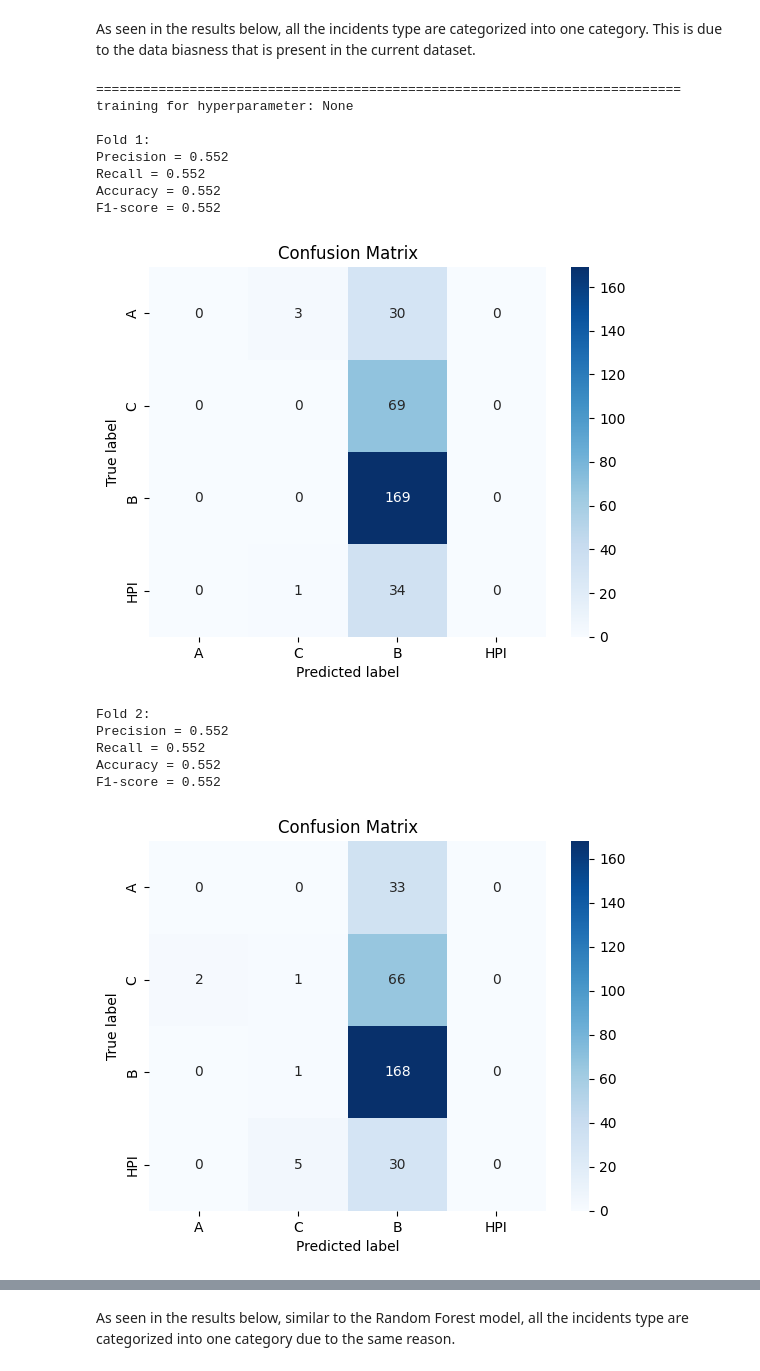
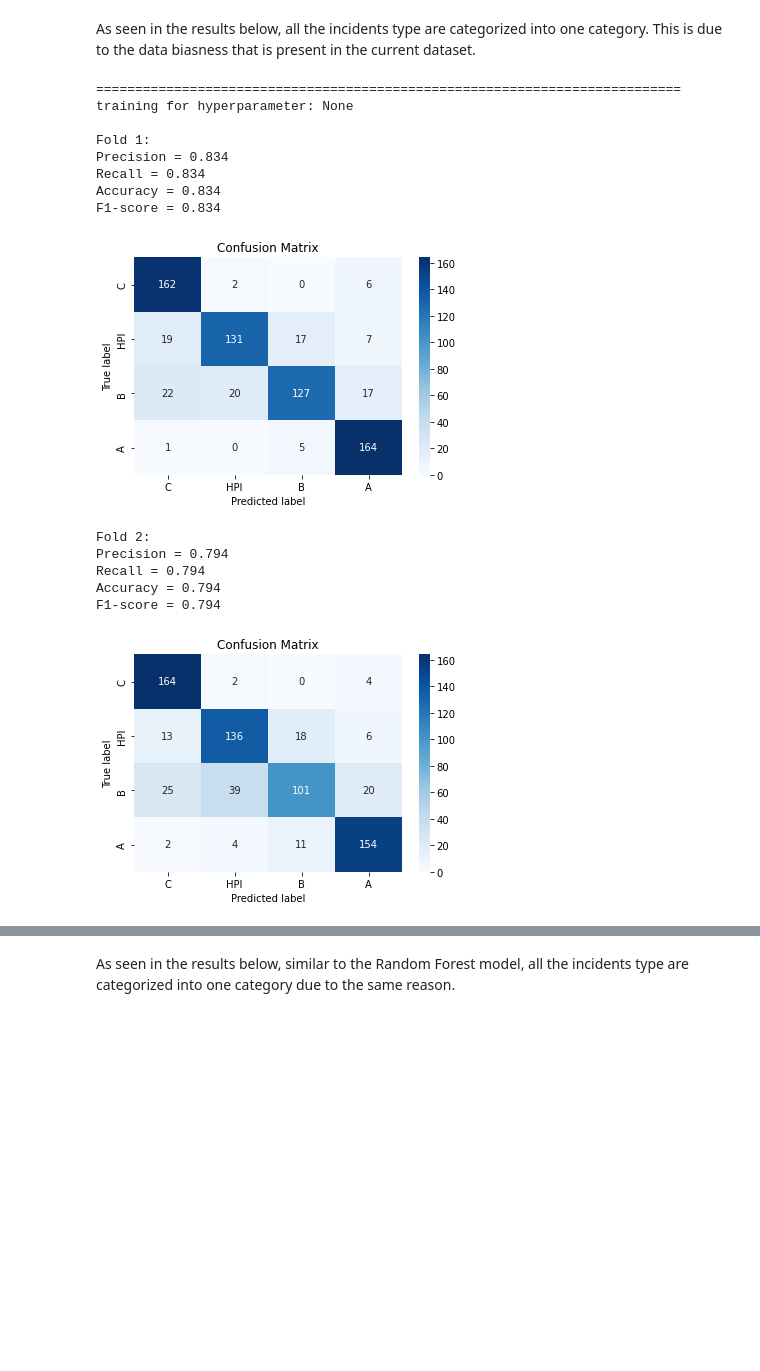
Before and after one commit to happym233/SOEN6111, a Jupyter notebook: jupyter/Project_6_Team_2.ipynb, the cells around one changed output, grey strips where cells are left out. Cells and saved outputs as stored; diff of their text form; code cells hidden in the pictures; blank space fills up the shorter version.

```diff
--- a/jupyter/Project_6_Team_2.ipynb
+++ b/jupyter/Project_6_Team_2.ipynb
@@ -531,7 +526,6 @@ boxplot(incident_data, 'site_freq', 'incidentType', 'boxplot of site frequency e
 incident_data = incident_data.drop(['IncidentNumber', 'IncidentCreationDate', 'site', 'per_id', 'PotentialLoss', 'PreliminaryType', 'actualType',
                                     'per_dob', 'per_first_name', 'per_middle_name', 'per_last_name', 'emp_start_date', 'emp_pos', 'emp_site',
                                     'IncidentCreationDateTimestamp', 'per_dob_timestamp', 'emp_start_date_timestamp'], axis=1)
-incident_data = incident_data.drop_duplicates()
 incident_data.to_csv("resources/incident_data.csv", encoding='utf-8', index=False)
 # %% [markdown]
 #**Model construction**
@@ -610,8 +604,8 @@ class RandomForest:
     # initialize a new model based on hyperparameter
     def create_instance(self, hyperparam_dict):
         criterion = 'entropy'
-        n_estimators = 20
-        max_depth = 4
+        n_estimators = 200
+        max_depth = None
         min_samples_leaf = 1
         if 'critertion' in hyperparam_dict:
             criterion = hyperparam_dict['critertion']
@@ -674,24 +668,27 @@ As seen in the results below, all the incidents type are categorized into one ca
 # %%
 # initialize RandomForest object and train it based on incident_data
 randomForest = RandomForest([{},
                 {'n_estimators': 50},
-                {'n_estimators': 100}
+                {'n_estimators': 100},
+                {'max_depth': 10, 'n_estimators': 20},
+                {'max_depth': 10, 'n_estimators': 50},
+                {'max_depth': 10, 'n_estimators': 100},
                 ])
 randomForest.train(incident_data)
 # %% [output]
 ===========================================================================
 training for hyperparameter: None
 
 Fold 1:
-Precision = 0.552
-Recall = 0.552
-Accuracy = 0.552
-F1-score = 0.552
+Precision = 0.834
+Recall = 0.834
+Accuracy = 0.834
+F1-score = 0.834
-[figure, old version]
+[figure, new version]
 Fold 2:
-Precision = 0.552
-Recall = 0.552
-Accuracy = 0.552
-F1-score = 0.552
+Precision = 0.794
+Recall = 0.794
+Accuracy = 0.794
+F1-score = 0.794
-[figure, old version]
+[figure, new version]
 Fold 3:
```
Also changed, not shown: parts of 14 cells of this notebook.
